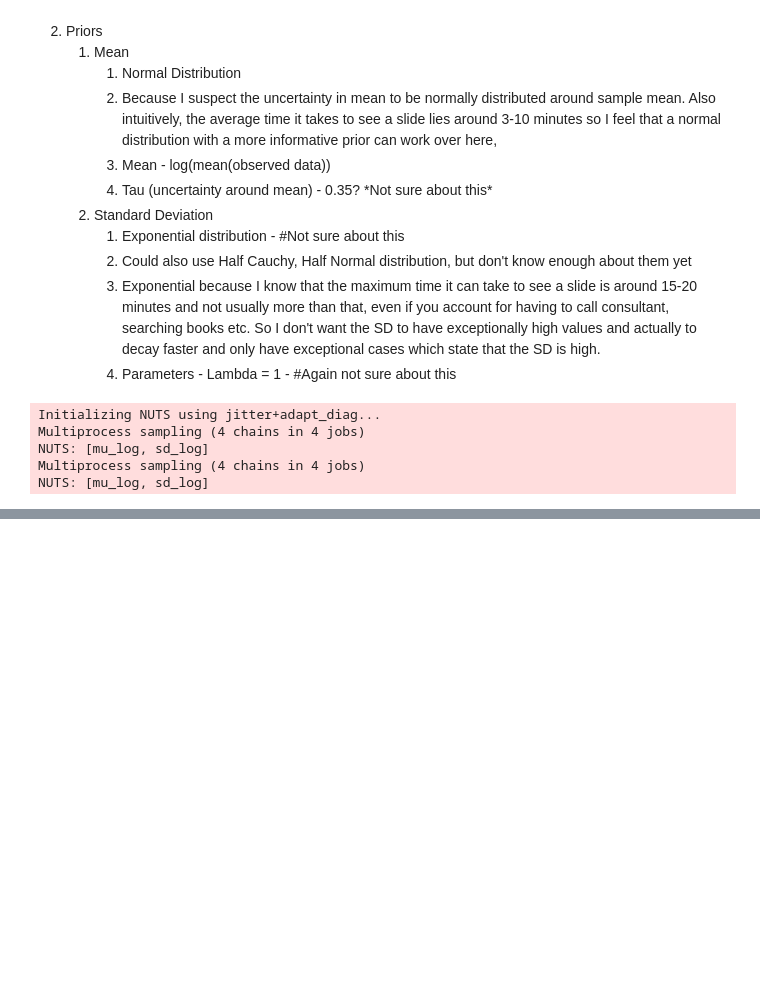
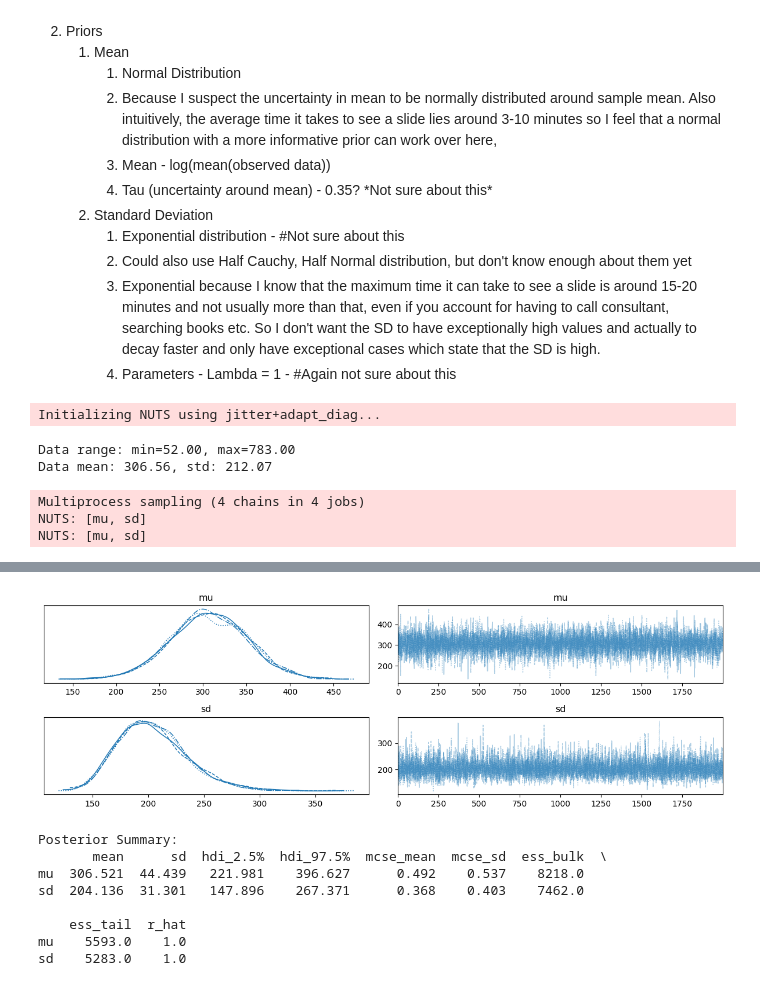
Before and after one commit to Ox-AIIMSBhopal-CaCx-Sim/real_world_sim, a Jupyter notebook: bayesian_parametrisation.ipynb, the cells around one changed output, grey strips where cells are left out. Cells and saved outputs as stored; diff of their text form; code cells hidden in the pictures; blank space fills up the shorter version.

Commit message:
Cytopathology Model Complete

```diff
--- a/bayesian_parametrisation.ipynb
+++ b/bayesian_parametrisation.ipynb
@@ -86,22 +81,38 @@ plt.show()
     </ol>
 </ol>
 # %%
+# Check the range of observed data first
+print(f"Data range: min={np.min(data):.2f}, max={np.max(data):.2f}")
+print(f"Data mean: {np.mean(data):.2f}, std: {np.std(data):.2f}")
+
+# Build the model with appropriate constraints
 with pm.Model() as model:
-    #Priors
-    mu_log = pm.Normal('mu_log', mu=np.log(306.56), tau=0.35)
-    sd_log = pm.Exponential('sd_log', lam=1)
+    # Priors - adjusted to not exclude observed data
+    # Use a lower bound that's below your minimum observation
+    mu = pm.Normal('mu', mu=np.mean(data), sigma=100)
+    sd = pm.HalfNormal('sd', sigma=100)  # SD must be positive, use HalfNormal
 
-    #Likelihood - Lognormal distribution
-    likelihood = pm.Lognormal('likelihood', mu=mu_log, sigma=sd_log, observed=data)
+    # Likelihood - Normal distribution (no truncation needed unless you have domain knowledge)
+    # If you want truncation, make sure lower bound is below min(data)
+    likelihood = pm.Normal('likelihood', mu=mu, sigma=sd, observed=data)
 
     # Sample from the posterior
-    trace = pm.sample(2000, tune=1000, return_inferencedata=True)
-#az.plot_trace(trace)
+    trace = pm.sample(2000, tune=1000, return_inferencedata=True, random_seed=42)
+
+# Plot the trace
+az.plot_trace(trace)
+plt.tight_layout()
+plt.show()
+
+# Summary statistics
+print("\nPosterior Summary:")
+print(az.summary(trace, hdi_prob=0.95))
 # %% [output]
 Initializing NUTS using jitter+adapt_diag...
-Multiprocess sampling (4 chains in 4 jobs)
-NUTS: [mu_log, sd_log]
-Multiprocess sampling (4 chains in 4 jobs)
-NUTS: [mu_log, sd_log]
+Data range: min=52.00, max=783.00
+Data mean: 306.56, std: 212.07
+Multiprocess sampling (4 chains in 4 jobs)
+NUTS: [mu, sd]
+NUTS: [mu, sd]
 [interactive output not drawn]
 [interactive output not drawn]
@@ -109,3 +120,12 @@ Sampling 4 chains for 1_000 tune and 2_000 draw iterations (4_000 + 8_000 draws
+[figure, added]
+Posterior Summary:
+       mean      sd  hdi_2.5%  hdi_97.5%  mcse_mean  mcse_sd  ess_bulk  \
+mu  306.521  44.439   221.981    396.627      0.492    0.537    8218.0
+sd  204.136  31.301   147.896    267.371      0.368    0.403    7462.0
+
+    ess_tail  r_hat
+mu    5593.0    1.0
+sd    5283.0    1.0
 # %%
 # Prior Predictive Sampling - Understanding Prior Distribution
 with model:
```
Also changed, not shown: parts of 3 cells of this notebook, 17 other files.
